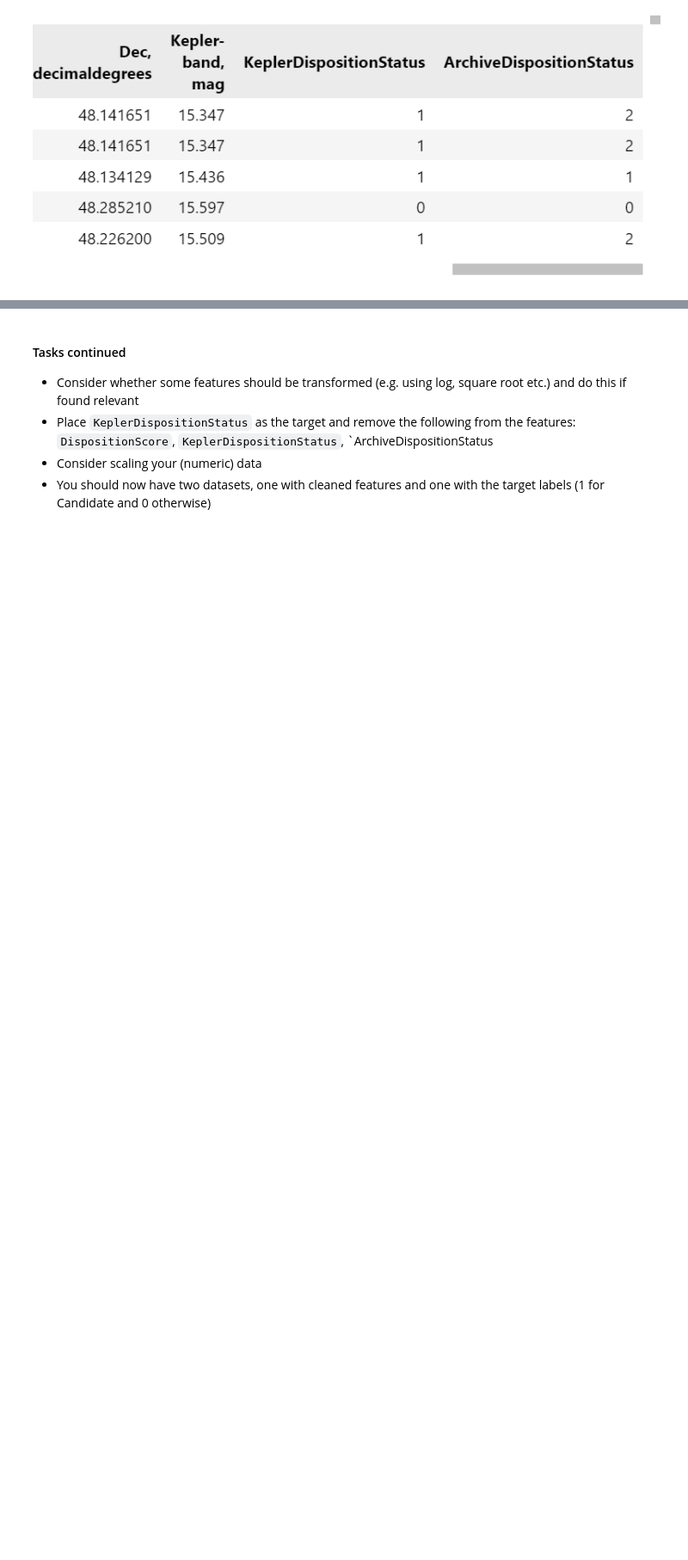
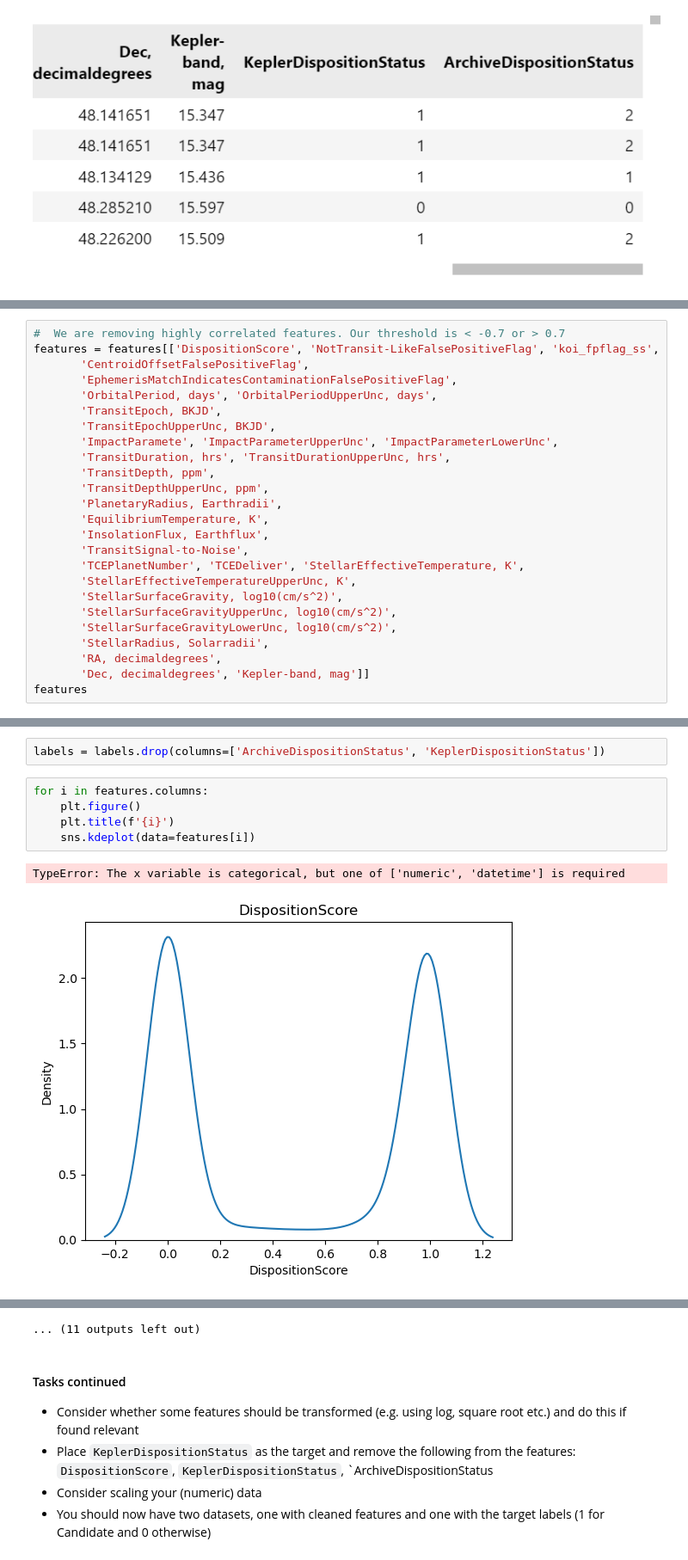
Before and after one commit to michaelbui99/mal-assignment-2, a Jupyter notebook: 2. Preprocessing and Feature Engineering - Detecting Exoplanets.ipynb, the cells around one changed output, grey strips where cells are left out. Shown at 86% size. Drawn from its saved outputs; the diff is of its cells as text; blank space fills up the shorter version.

```diff
--- a/2. Preprocessing and Feature Engineering - Detecting Exoplanets.ipynb
+++ b/2. Preprocessing and Feature Engineering - Detecting Exoplanets.ipynb
@@ -395,0 +508,25 @@ Name: count, dtype: int64
+# %%
+#  We are removing highly correlated features. Our threshold is < -0.7 or > 0.7
+features = features[['DispositionScore', 'NotTransit-LikeFalsePositiveFlag', 'koi_fpflag_ss',
+       'CentroidOffsetFalsePositiveFlag',
+       'EphemerisMatchIndicatesContaminationFalsePositiveFlag',
+       'OrbitalPeriod, days', 'OrbitalPeriodUpperUnc, days',
+       'TransitEpoch, BKJD',
+       'TransitEpochUpperUnc, BKJD',
+       'ImpactParamete', 'ImpactParameterUpperUnc', 'ImpactParameterLowerUnc',
+       'TransitDuration, hrs', 'TransitDurationUpperUnc, hrs',
+       'TransitDepth, ppm',
+       'TransitDepthUpperUnc, ppm',
+       'PlanetaryRadius, Earthradii',
+       'EquilibriumTemperature, K',
+       'InsolationFlux, Earthflux',
+       'TransitSignal-to-Noise',
+       'TCEPlanetNumber', 'TCEDeliver', 'StellarEffectiveTemperature, K',
+       'StellarEffectiveTemperatureUpperUnc, K',
+       'StellarSurfaceGravity, log10(cm/s^2)',
+       'StellarSurfaceGravityUpperUnc, log10(cm/s^2)',
+       'StellarSurfaceGravityLowerUnc, log10(cm/s^2)',
+       'StellarRadius, Solarradii',
+       'RA, decimaldegrees',
+       'Dec, decimaldegrees', 'Kepler-band, mag']]
+features
@@ -395,0 +562,10 @@ Name: count, dtype: int64
+# %%
+labels = labels.drop(columns=['ArchiveDispositionStatus', 'KeplerDispositionStatus'])
+# %%
+for i in features.columns:
+    plt.figure()
+    plt.title(f'{i}')
+    sns.kdeplot(data=features[i])
+# %% [output]
+TypeError: The x variable is categorical, but one of ['numeric', 'datetime'] is required
+[figure, added]
@@ -396,3 +582,4 @@ Name: count, dtype: int64
+... (11 outputs left out)
 # %% [markdown]
 #### Tasks continued
 -  Consider whether some features should be transformed (e.g. using log, square root etc.) and do this if found relevant
```
Also changed, not shown: parts of 18 cells of this notebook.
